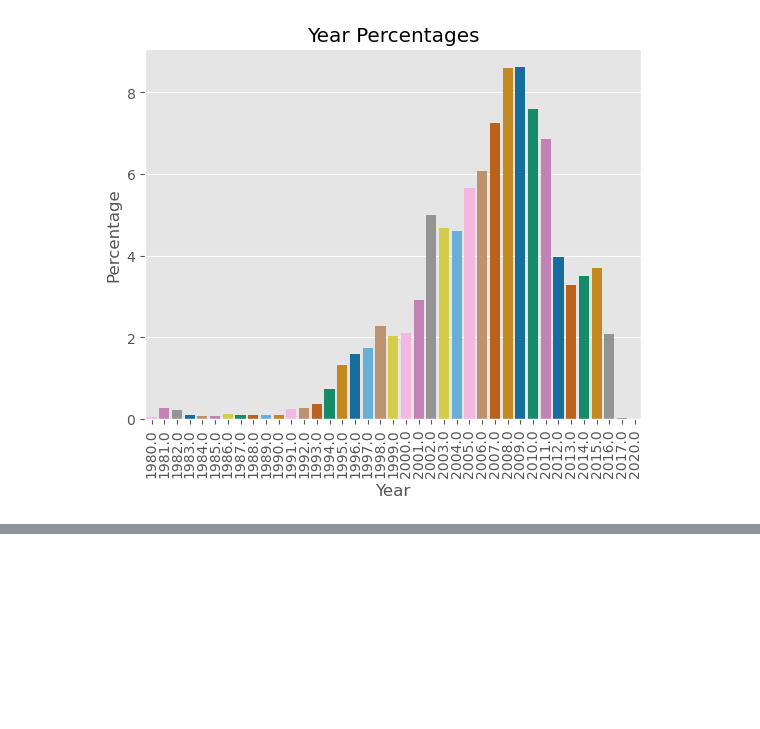
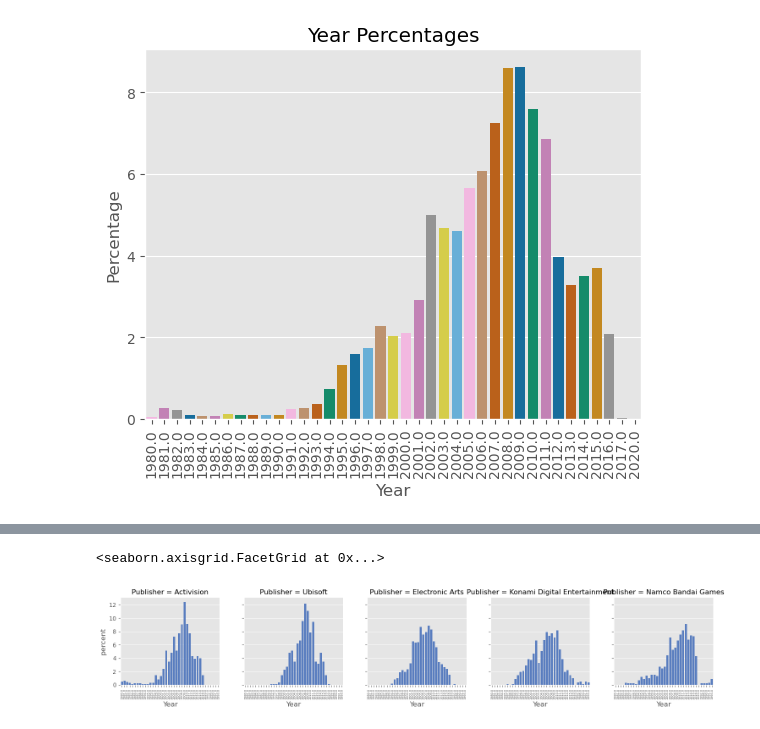
Before and after one commit to NOUR-2025/Reproducibility, a Jupyter notebook: alejandro.ipynb, the cells around one changed output, grey strips where cells are left out. Cells and saved outputs as stored; diff of their text form; code cells hidden in the pictures; blank space fills up the shorter version.

Commit message:
Looked at Publishers

```diff
--- a/alejandro.ipynb
+++ b/alejandro.ipynb
@@ -169,0 +205,4 @@ g.tick_params(axis="x", rotation=90)
+# %%
+# Get the top 5's data
+top5 = df['Publisher'].value_counts().sort_values(ascending=False).iloc[0:5].index
+top5
@@ -169,0 +213,4 @@ g.tick_params(axis="x", rotation=90)
+# %%
+sub_df = df[df['Publisher'].isin(top5)]
+
+sub_df.sample(n=20)
@@ -169,0 +235,7 @@ g.tick_params(axis="x", rotation=90)
+# %%
+g = sns.FacetGrid(sub_df, col='Publisher')
+g.map(sns.countplot, 'Year', stat='percent')
+g.tick_params(axis="x", rotation=90, labelsize=5)
+# %% [output]
+<seaborn.axisgrid.FacetGrid at 0x...>
+[figure, added]
```
Also changed, not shown: parts of 8 cells of this notebook.
